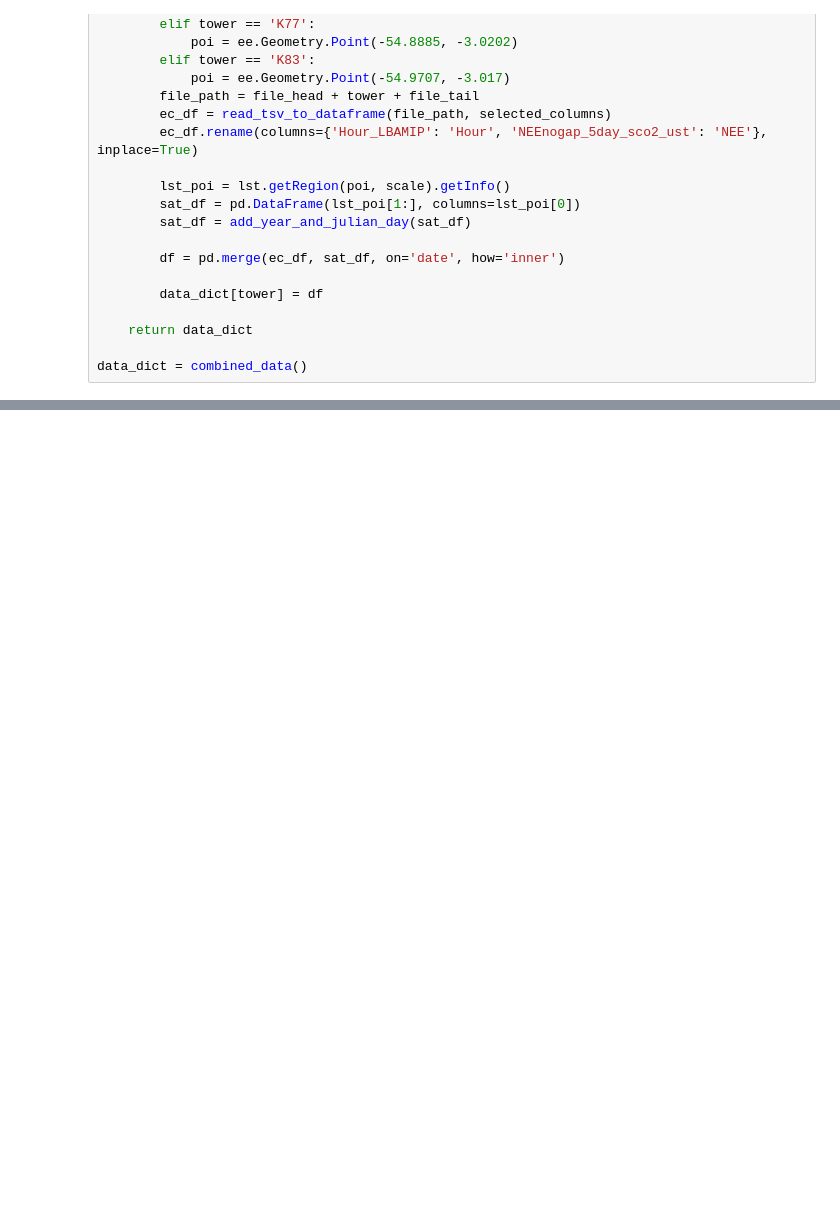
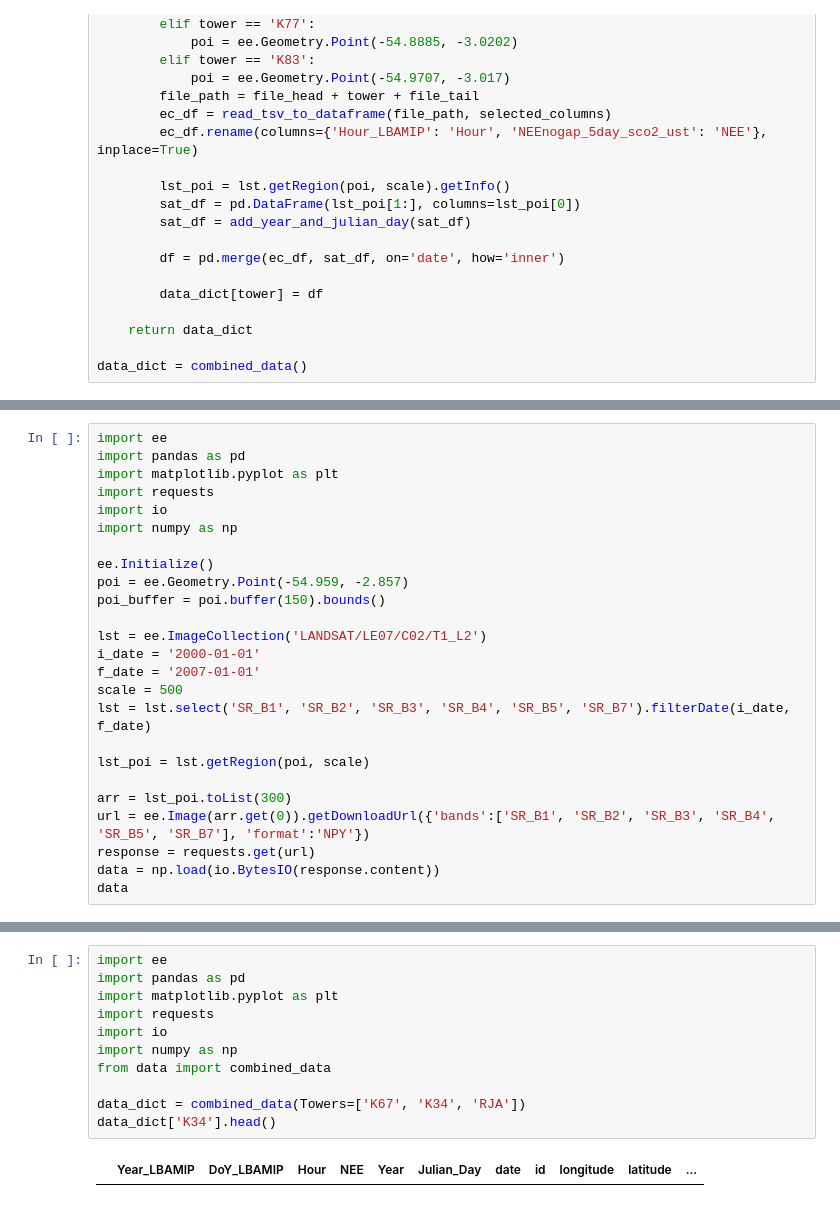
Before and after one commit to Arashi2304/ECTower2Sat, a Jupyter notebook: Code_trial.ipynb, the cells around one changed output, grey strips where cells are left out. Saved outputs shown, nothing was run; the diff lists cells and outputs as text; blank space fills up the shorter version.

```diff
--- a/Code_trial.ipynb
+++ b/Code_trial.ipynb
@@ -232,0 +266,25 @@ x_train, y_train = prep_data(data_dict)
+# %%
+import ee
+import pandas as pd
+import matplotlib.pyplot as plt
+import requests
+import io
+import numpy as np
+
+ee.Initialize()
+poi = ee.Geometry.Point(-54.959, -2.857)
+poi_buffer = poi.buffer(150).bounds()
+
+lst = ee.ImageCollection('LANDSAT/LE07/C02/T1_L2')
+i_date = '2000-01-01'
+f_date = '2007-01-01'
+scale = 500
+lst = lst.select('SR_B1', 'SR_B2', 'SR_B3', 'SR_B4', 'SR_B5', 'SR_B7').filterDate(i_date, f_date)
+
+lst_poi = lst.getRegion(poi, scale)
+
+arr = lst_poi.toList(300)
+url = ee.Image(arr.get(0)).getDownloadUrl({'bands':['SR_B1', 'SR_B2', 'SR_B3', 'SR_B4', 'SR_B5', 'SR_B7'], 'format':'NPY'})
+response = requests.get(url)
+data = np.load(io.BytesIO(response.content))
+data
@@ -232,0 +340,13 @@ x_train, y_train = prep_data(data_dict)
+# %%
+import ee
+import pandas as pd
+import matplotlib.pyplot as plt
+import requests
+import io
+import numpy as np
+from data import combined_data
+
+data_dict = combined_data(Towers=['K67', 'K34', 'RJA'])
+data_dict['K34'].head()
+# %% [output]
+|  | Year_LBAMIP | DoY_LBAMIP | Hour | NEE | Year | Julian_Day | date | id | longitude | latitude | ... |
```
Also changed, not shown: parts of 9 cells of this notebook, 4 other files.
